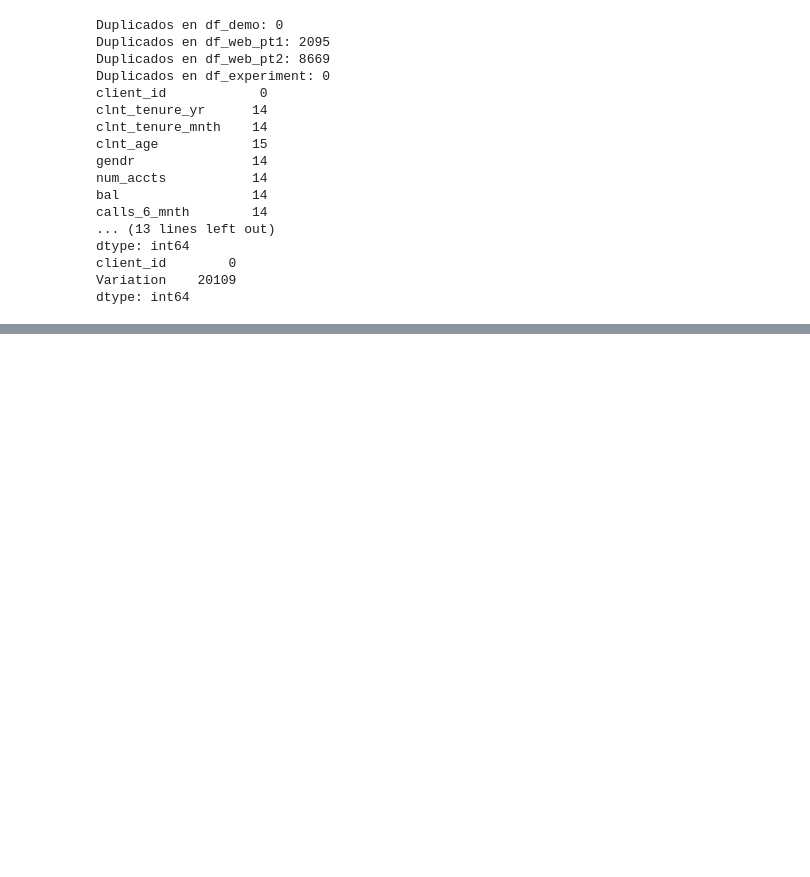
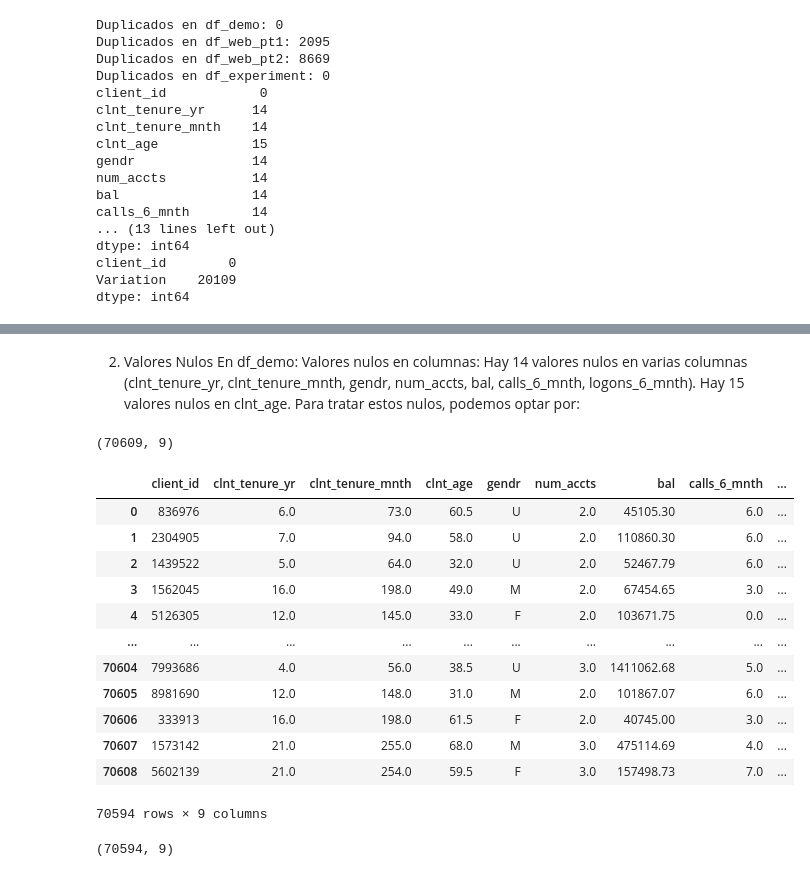
Before and after one commit to ivanalonsom/Project5_EDA_Inferential_Stats, a Jupyter notebook: main.ipynb, the cells around one changed output, grey strips where cells are left out. Drawn from its saved outputs; the diff is of its cells as text; code cells hidden in the pictures; blank space fills up the shorter version.

```diff
--- a/main.ipynb
+++ b/main.ipynb
@@ -96,0 +148,14 @@ print(df_web_combined.info())
+# %%
+# 7. Limpieza de Datos
+# Eliminar duplicados
+
+df_web_combined = df_web_combined.drop_duplicates()
+df_experiment = df_experiment.drop_duplicates()
+
+# Manejo de valores nulos (ejemplo: eliminar filas con muchos nulos)
+df_demo = df_demo.dropna(thresh=int(0.7 * len(df_demo.columns)))
+df_web_combined = df_web_combined.dropna(thresh=int(0.7 * len(df_web_combined.columns)))
+df_experiment = df_experiment.dropna(thresh=int(0.7 * len(df_experiment.columns)))
+# %%
+#df demo
+df_demo = df_demo.drop_duplicates()
@@ -96,0 +169,44 @@ print(df_web_combined.info())
+# %% [markdown]
+2. Valores Nulos
+En df_demo:
+Valores nulos en columnas:
+Hay 14 valores nulos en varias columnas (clnt_tenure_yr, clnt_tenure_mnth, gendr, num_accts, bal, calls_6_mnth, logons_6_mnth).
+Hay 15 valores nulos en clnt_age.
+Para tratar estos nulos, podemos optar por:
+# %%
+df_demo.shape
+# %% [output]
+(70609, 9)
+# %%
+#Eliminar filas con valores nulos, si el impacto es bajo:
+df_demo = df_demo.dropna()
+#Para valores numéricos (clnt_age, bal, etc.), puedes usar la media, mediana o un valor representativo:
+# Para la columna 'clnt_age'
+df_demo['clnt_age'] = df_demo['clnt_age'].fillna(df_demo['clnt_age'].median())
+
+# Para la columna 'bal'
+df_demo['bal'] = df_demo['bal'].fillna(df_demo['bal'].mean())
+
+# Para la columna 'gendr' variable categórica
+df_demo['gendr'] = df_demo['gendr'].fillna(df_demo['gendr'].mode()[0])
+
+display(df_demo)
+# %% [output]
+|  | client_id | clnt_tenure_yr | clnt_tenure_mnth | clnt_age | gendr | num_accts | bal | calls_6_mnth | ... |
+| 0 | 836976 | 6.0 | 73.0 | 60.5 | U | 2.0 | 45105.30 | 6.0 | ... |
+| 1 | 2304905 | 7.0 | 94.0 | 58.0 | U | 2.0 | 110860.30 | 6.0 | ... |
+| 2 | 1439522 | 5.0 | 64.0 | 32.0 | U | 2.0 | 52467.79 | 6.0 | ... |
+| 3 | 1562045 | 16.0 | 198.0 | 49.0 | M | 2.0 | 67454.65 | 3.0 | ... |
+| 4 | 5126305 | 12.0 | 145.0 | 33.0 | F | 2.0 | 103671.75 | 0.0 | ... |
+| ... | ... | ... | ... | ... | ... | ... | ... | ... | ... |
+| 70604 | 7993686 | 4.0 | 56.0 | 38.5 | U | 3.0 | 1411062.68 | 5.0 | ... |
+| 70605 | 8981690 | 12.0 | 148.0 | 31.0 | M | 2.0 | 101867.07 | 6.0 | ... |
+| 70606 | 333913 | 16.0 | 198.0 | 61.5 | F | 2.0 | 40745.00 | 3.0 | ... |
+| 70607 | 1573142 | 21.0 | 255.0 | 68.0 | M | 3.0 | 475114.69 | 4.0 | ... |
+| 70608 | 5602139 | 21.0 | 254.0 | 59.5 | F | 3.0 | 157498.73 | 7.0 | ... |
+70594 rows × 9 columns
+# %%
+
+df_demo.shape
+# %% [output]
+(70594, 9)
```
Also changed, not shown: parts of 7 cells of this notebook.
